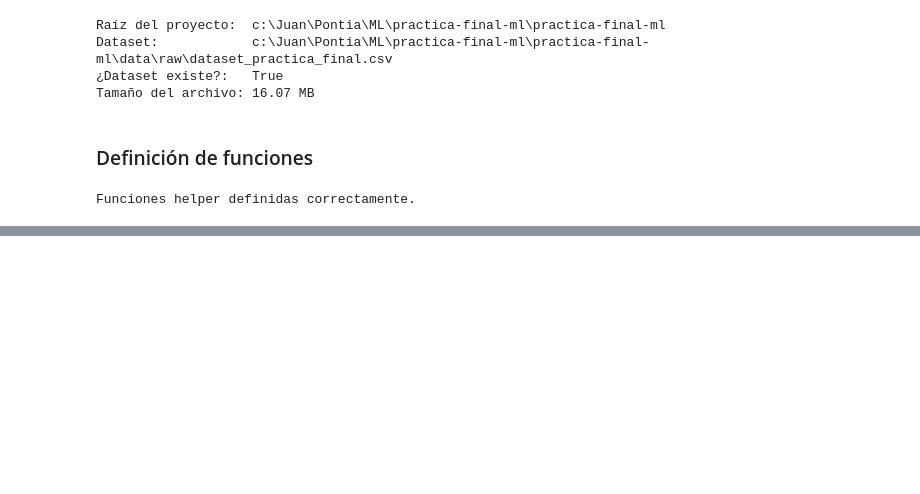
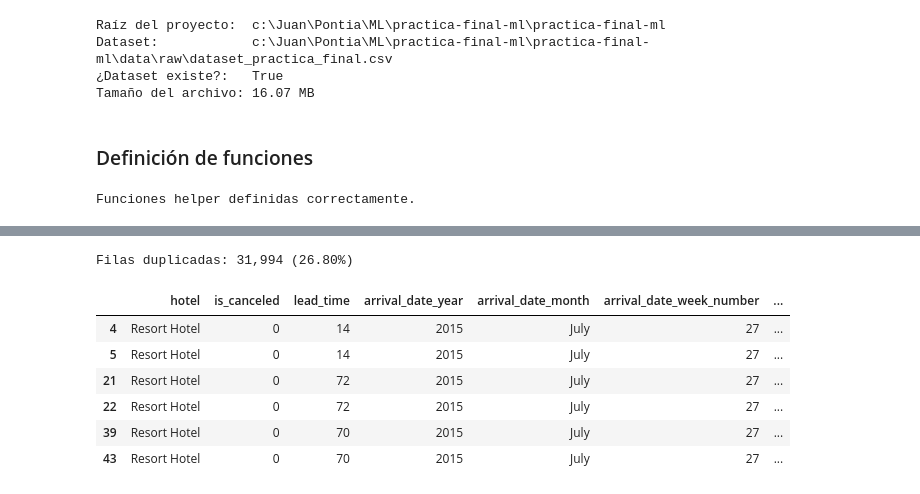
Before and after one commit to jumarfradev/practica-final-ml, a Jupyter notebook: notebooks/exploracion/01_eda_inicial.ipynb, the cells around one changed output, grey strips where cells are left out. Cells and saved outputs as stored; diff of their text form; code cells hidden in the pictures; blank space fills up the shorter version.

```diff
--- a/notebooks/exploracion/01_eda_inicial.ipynb
+++ b/notebooks/exploracion/01_eda_inicial.ipynb
@@ -244,0 +394,23 @@ Funciones helper definidas correctamente.
+# %%
+"""Detección de filas duplicadas."""
+
+n_duplicados = df.duplicated().sum()
+pct_duplicados = (n_duplicados / len(df)) * 100
+
+print(f"Filas duplicadas: {n_duplicados:,} ({pct_duplicados:.2f}%)")
+# %% [output]
+Filas duplicadas: 31,994 (26.80%)
+# %%
+"""Investigación de las filas duplicadas."""
+
+# Coger las primeras 6 filas marcadas como duplicadas
+duplicados_ejemplo = df[df.duplicated(keep=False)].head(6)
+duplicados_ejemplo
+# %% [output]
+|  | hotel | is_canceled | lead_time | arrival_date_year | arrival_date_month | arrival_date_week_number | ... |
+| 4 | Resort Hotel | 0 | 14 | 2015 | July | 27 | ... |
+| 5 | Resort Hotel | 0 | 14 | 2015 | July | 27 | ... |
+| 21 | Resort Hotel | 0 | 72 | 2015 | July | 27 | ... |
+| 22 | Resort Hotel | 0 | 72 | 2015 | July | 27 | ... |
+| 39 | Resort Hotel | 0 | 70 | 2015 | July | 27 | ... |
+| 43 | Resort Hotel | 0 | 70 | 2015 | July | 27 | ... |
```
Also changed, not shown: parts of 13 cells of this notebook.
